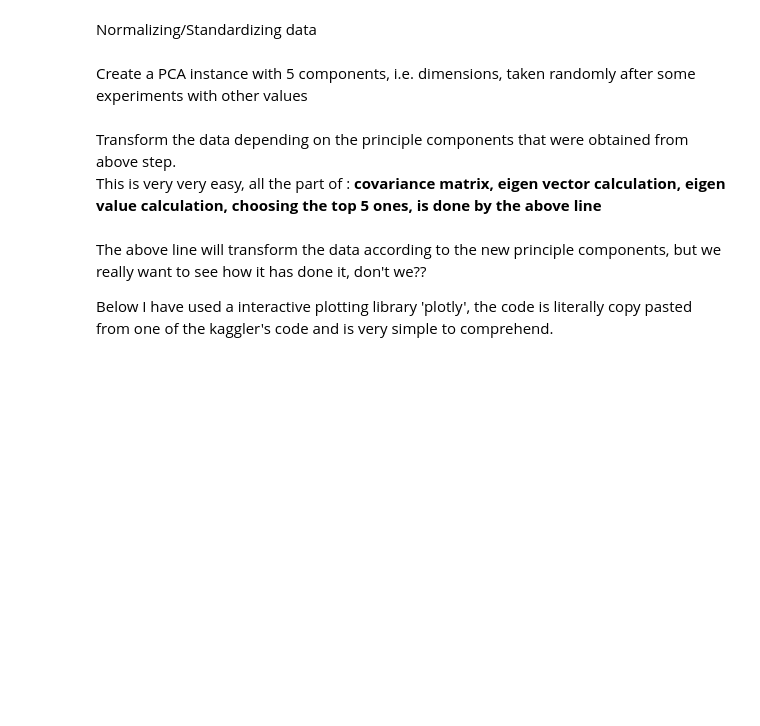
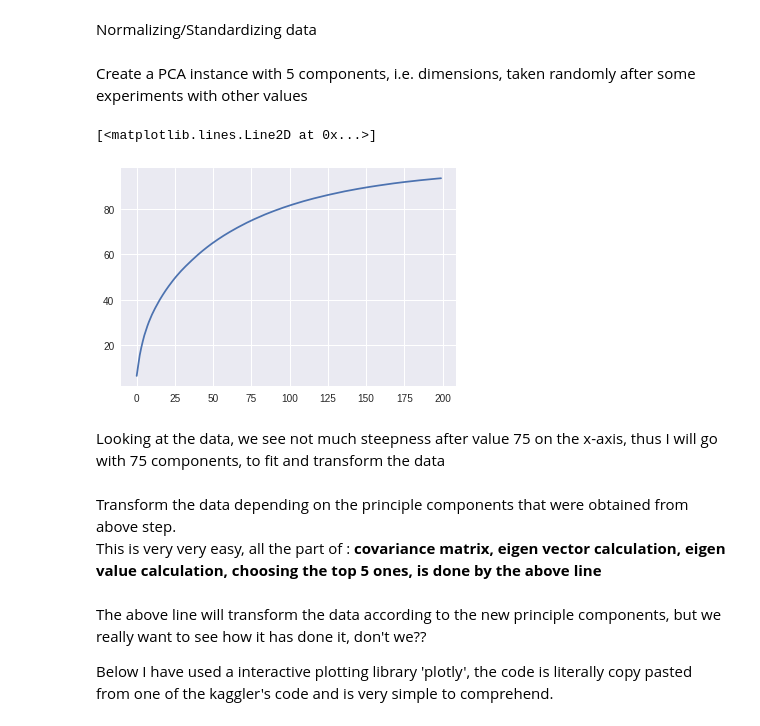
Before and after one commit to vikramriyer/Dimentionality_Reduction_with_PCA_and_t-SNE, a Jupyter notebook: PCA_and_TSNE_on_MNIST_dataset.ipynb, the cells around one changed output. Saved outputs shown, nothing was run; the diff lists cells and outputs as text; code cells hidden in the pictures; blank space fills up the shorter version.

```diff
--- a/PCA_and_TSNE_on_MNIST_dataset.ipynb
+++ b/PCA_and_TSNE_on_MNIST_dataset.ipynb
@@ -117,4 +124,15 @@ df_std = StandardScaler().fit_transform(df)
 # %% [markdown]
 Create a PCA instance with 5 components, i.e. dimensions, taken randomly after some experiments with other values
 # %%
-pca = PCA(n_components=5)
+pca = PCA(n_components=200)
+# %%
+pca = pca.fit(df_std)
+# %%
+variance = np.cumsum(np.round(pca.explained_variance_ratio_, decimals=4)*100)
+# %%
+plt.plot(variance)
+# %% [output]
+[<matplotlib.lines.Line2D at 0x...>]
+[figure, added]
+# %% [markdown]
+Looking at the data, we see not much steepness after value 75 on the x-axis, thus I will go with 75 components, to fit and transform the data
```
Also changed, not shown: parts of 8 cells of this notebook.
